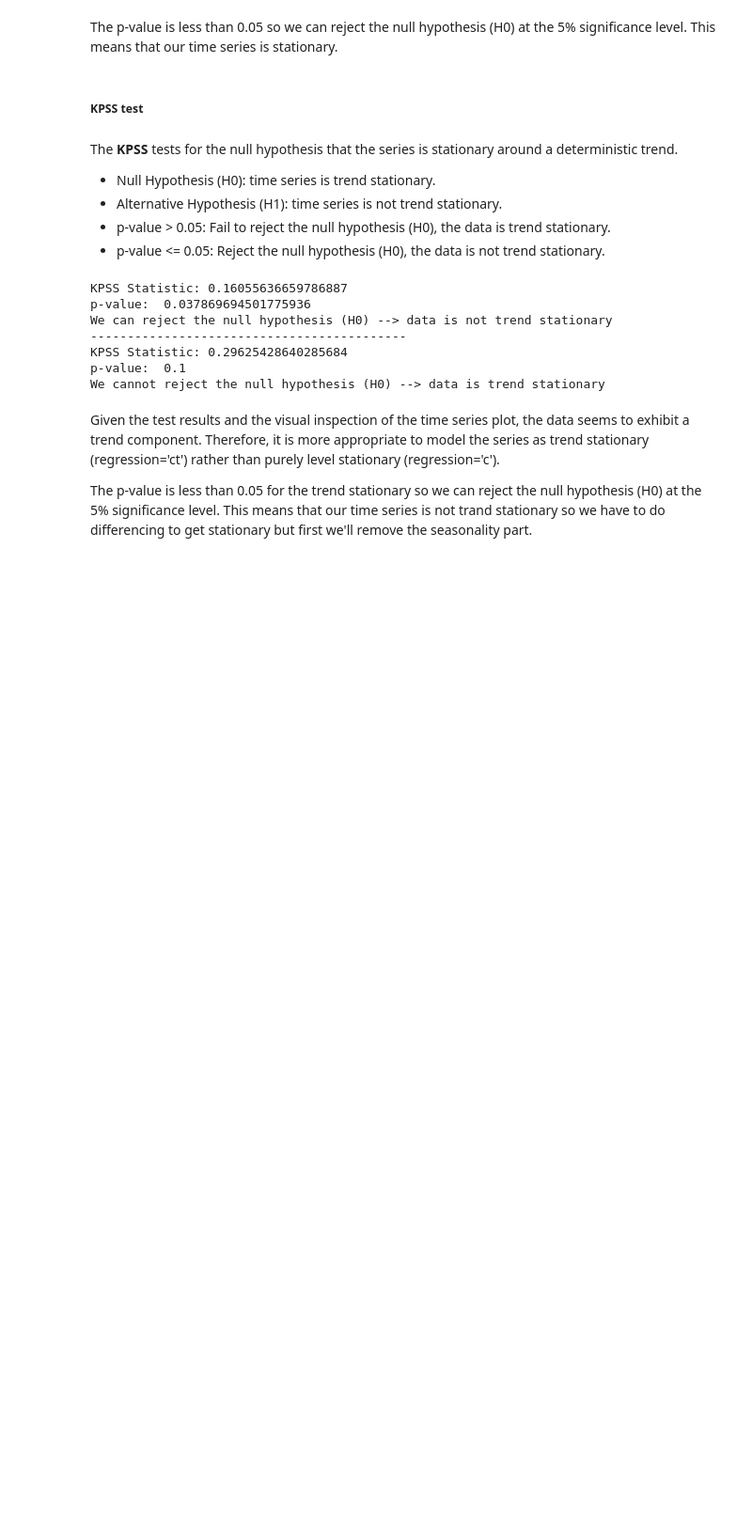
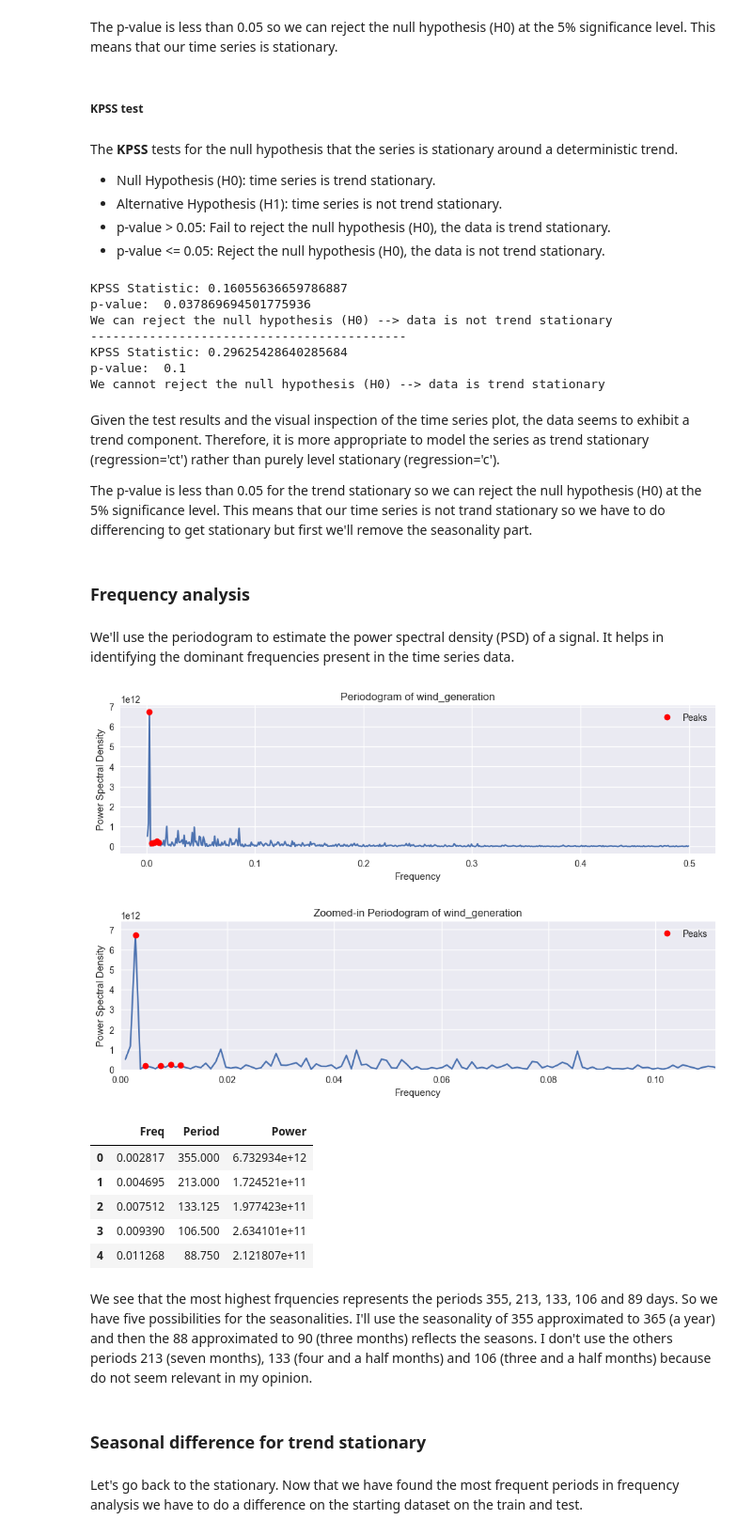
Before and after one commit to AlessandroSignoretto/Statistical_Models_project, a Jupyter notebook: Models_project.ipynb, the cells around one changed output. Shown at 94% size. Drawn from its saved outputs; the diff is of its cells as text; code cells hidden in the pictures; blank space fills up the shorter version.

Commit message:
Frequency analysis

```diff
--- a/Models_project.ipynb
+++ b/Models_project.ipynb
@@ -323,3 +323,66 @@ We cannot reject the null hypothesis (H0) --> data is trend stationary
 Given the test results and the visual inspection of the time series plot, the data seems to exhibit a trend component. Therefore, it is more appropriate to model the series as trend stationary (regression='ct') rather than purely level stationary (regression='c').
 
 The p-value is less than 0.05 for the trend stationary so we can reject the null hypothesis (H0) at the 5% significance level. This means that our time series is not trand stationary so we have to do differencing to get stationary but first we'll remove the seasonality part.
+# %% [markdown]
+<h3><b>Frequency analysis</b></h3>
+# %% [markdown]
+We'll use the periodogram to estimate the power spectral density (PSD) of a signal. It helps in identifying the dominant frequencies present in the time series data.
+# %%
+# Seasonality using the periodogram
+Fs = 1 # our unit of measures is "days", thus 1 per day
+f_per, Pxx_per = signal.periodogram(wind_generation_train,Fs,detrend=False,window='boxcar',return_onesided=True,scaling='density')
+f_per = f_per[1:] # Remove the Zero Frequency Component
+Pxx_per = Pxx_per[1:]
+
+# Find peaks
+peaks = signal.find_peaks(Pxx_per[f_per >= 0], prominence=100000)[0]
+peak_freq = f_per[peaks]
+peak_power = Pxx_per[peaks]
+
+# Select only the first five peaks
+peak_freq_top5 = peak_freq[:5]
+peak_power_top5 = peak_power[:5]
+
+# Plot the periodogram
+plt.figure(figsize=(12, 3))
+plt.plot(f_per, Pxx_per)
+plt.plot(peak_freq_top5, peak_power_top5, 'ro', label='Peaks')
+plt.title('Periodogram of wind_generation')
+plt.xlabel('Frequency')
+plt.ylabel('Power Spectral Density')
+plt.legend()
+plt.grid(True)
+plt.show()
+
+# Plot a zoomed-in view of the peaks
+plt.figure(figsize=(12, 3))
+plt.plot(f_per, Pxx_per)
+plt.plot(peak_freq_top5, peak_power_top5, 'ro', label='Peaks')
+plt.xlim(0, peak_freq_top5.max() + 0.1)  # Zoom in on the frequency range around the peaks
+plt.ylim(0, peak_power_top5.max() + peak_power_top5.max() * 0.1)  # Zoom in on the power range around the peaks
+plt.title('Zoomed-in Periodogram of wind_generation')
+plt.xlabel('Frequency')
+plt.ylabel('Power Spectral Density')
+plt.legend()
+plt.grid(True)
+plt.show()
+
+# Create and display a table of the first five peaks
+table = {'Freq': peak_freq_top5, 'Period': 1/peak_freq_top5, 'Power': peak_power_top5}
+peaks_tab = pd.DataFrame(table)
+display(peaks_tab)
+# %% [output]
+[figure, added]
+[figure, added]
+|  | Freq | Period | Power |
+| 0 | 0.002817 | 355.000 | 6.732934e+12 |
+| 1 | 0.004695 | 213.000 | 1.724521e+11 |
+| 2 | 0.007512 | 133.125 | 1.977423e+11 |
+| 3 | 0.009390 | 106.500 | 2.634101e+11 |
+| 4 | 0.011268 | 88.750 | 2.121807e+11 |
+# %% [markdown]
+We see that the most highest frquencies represents the periods 355, 213, 133, 106 and 89 days. So we have five possibilities for the seasonalities. I'll use the seasonality of 355 approximated to 365 (a year) and then the 88 approximated to 90 (three months) reflects the seasons. I don't use the others periods 213 (seven months), 133 (four and a half months) and 106 (three and a half months) because do not seem relevant in my opinion.
+# %% [markdown]
+<h3><b>Seasonal difference for trend stationary</b></h3>
+# %% [markdown]
+Let's go back to the stationary. Now that we have found the most frequent periods in frequency analysis we have to do a difference on the starting dataset on the train and test.
```
